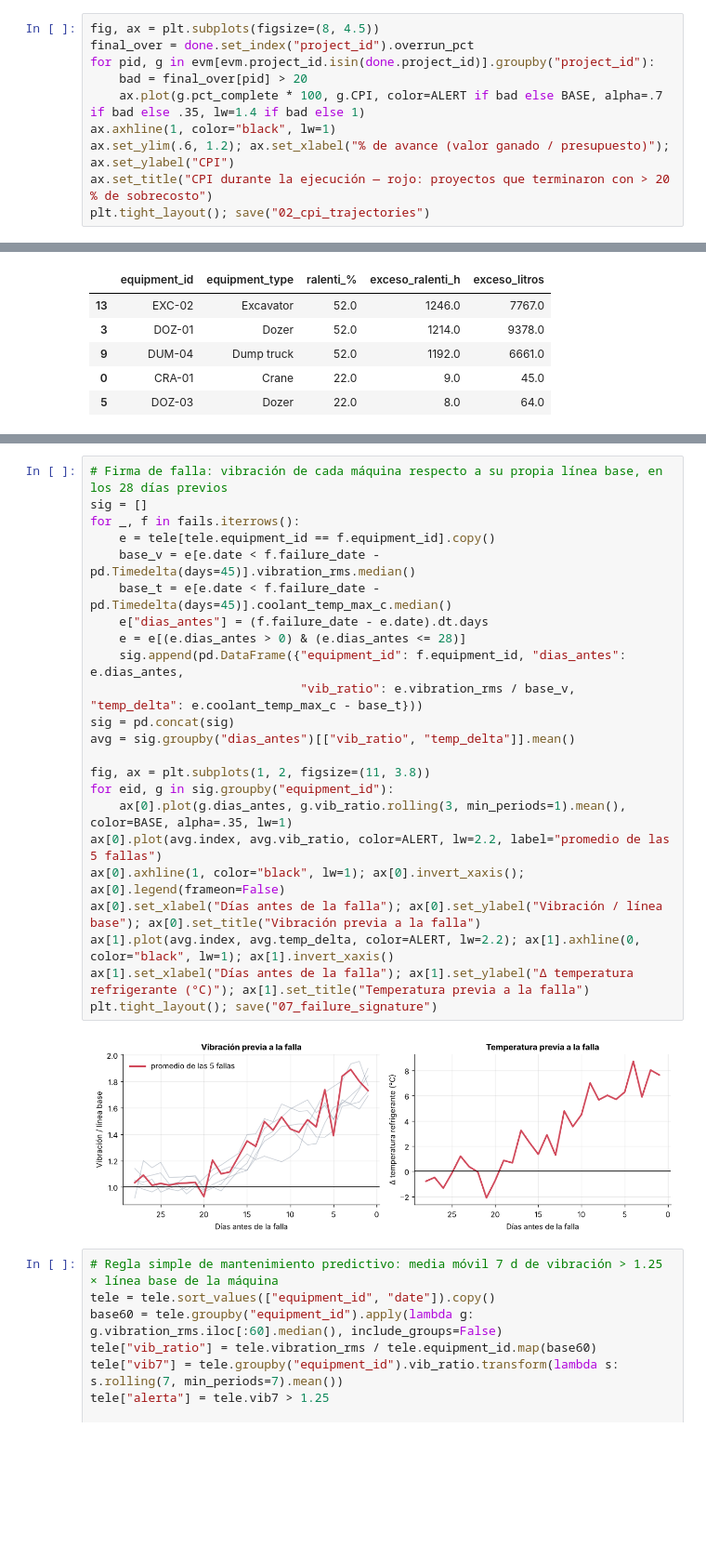
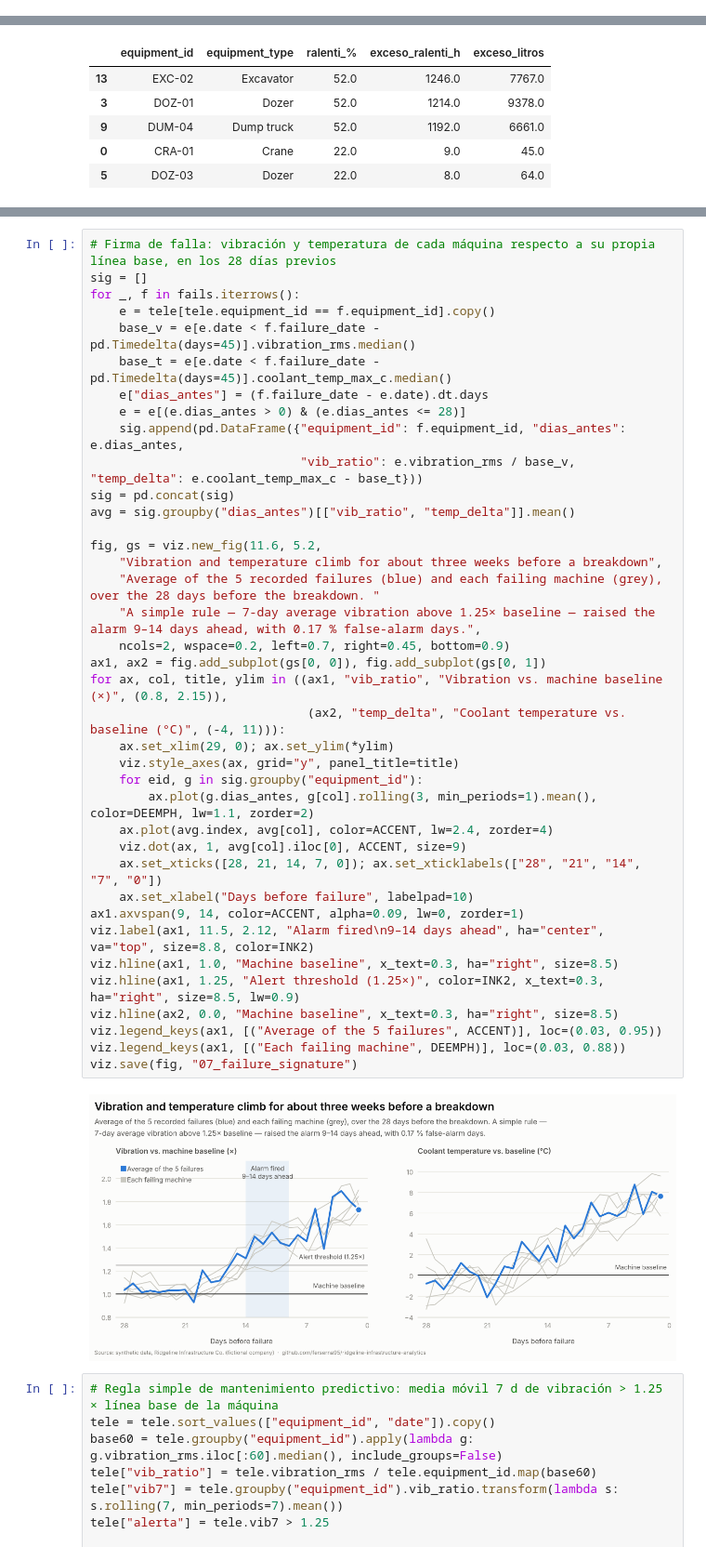
Before and after one commit to ferserna95/ridgeline-infrastructure-analytics, a Jupyter notebook: notebooks/01_eda_evm.ipynb, the cells around one changed output, grey strips where cells are left out. Shown at 93% size. Drawn from its saved outputs; the diff is of its cells as text; blank space fills up the shorter version.

Commit message:
Redesign charts with shared visual style and add active-projects board

```diff
--- a/notebooks/01_eda_evm.ipynb
+++ b/notebooks/01_eda_evm.ipynb
@@ -218,13 +237,3 @@ evm[["project_id", "week", "pct_complete", "CPI", "SPI", "EAC"]].tail(3).round(3
 | 1565 | P038 | 27 | 0.978 | 0.832 | 0.978 | 6818370.331 |
 | 1566 | P038 | 28 | 0.990 | 0.829 | 0.990 | 6842606.853 |
 | 1567 | P038 | 29 | 0.997 | 0.839 | 0.997 | 6758067.899 |
-# %%
-fig, ax = plt.subplots(figsize=(8, 4.5))
-final_over = done.set_index("project_id").overrun_pct
-for pid, g in evm[evm.project_id.isin(done.project_id)].groupby("project_id"):
-    bad = final_over[pid] > 20
-    ax.plot(g.pct_complete * 100, g.CPI, color=ALERT if bad else BASE, alpha=.7 if bad else .35, lw=1.4 if bad else 1)
-ax.axhline(1, color="black", lw=1)
-ax.set_ylim(.6, 1.2); ax.set_xlabel("% de avance (valor ganado / presupuesto)"); ax.set_ylabel("CPI")
-ax.set_title("CPI durante la ejecución — rojo: proyectos que terminaron con > 20 % de sobrecosto")
-plt.tight_layout(); save("02_cpi_trajectories")
@@ -455,28 +620,43 @@ Exceso de ralentí de las 3 máquinas problemáticas: 3,708 h  ≈ 24,122 L de c
 # %%
-# Firma de falla: vibración de cada máquina respecto a su propia línea base, en los 28 días previos
+# Firma de falla: vibración y temperatura de cada máquina respecto a su propia línea base, en los 28 días previos
 sig = []
 for _, f in fails.iterrows():
     e = tele[tele.equipment_id == f.equipment_id].copy()
     base_v = e[e.date < f.failure_date - pd.Timedelta(days=45)].vibration_rms.median()
     base_t = e[e.date < f.failure_date - pd.Timedelta(days=45)].coolant_temp_max_c.median()
     e["dias_antes"] = (f.failure_date - e.date).dt.days
     e = e[(e.dias_antes > 0) & (e.dias_antes <= 28)]
     sig.append(pd.DataFrame({"equipment_id": f.equipment_id, "dias_antes": e.dias_antes,
                              "vib_ratio": e.vibration_rms / base_v, "temp_delta": e.coolant_temp_max_c - base_t}))
 sig = pd.concat(sig)
 avg = sig.groupby("dias_antes")[["vib_ratio", "temp_delta"]].mean()
 
-fig, ax = plt.subplots(1, 2, figsize=(11, 3.8))
-for eid, g in sig.groupby("equipment_id"):
-    ax[0].plot(g.dias_antes, g.vib_ratio.rolling(3, min_periods=1).mean(), color=BASE, alpha=.35, lw=1)
-ax[0].plot(avg.index, avg.vib_ratio, color=ALERT, lw=2.2, label="promedio de las 5 fallas")
-ax[0].axhline(1, color="black", lw=1); ax[0].invert_xaxis(); ax[0].legend(frameon=False)
-ax[0].set_xlabel("Días antes de la falla"); ax[0].set_ylabel("Vibración / línea base"); ax[0].set_title("Vibración previa a la falla")
-ax[1].plot(avg.index, avg.temp_delta, color=ALERT, lw=2.2); ax[1].axhline(0, color="black", lw=1); ax[1].invert_xaxis()
-ax[1].set_xlabel("Días antes de la falla"); ax[1].set_ylabel("Δ temperatura refrigerante (°C)"); ax[1].set_title("Temperatura previa a la falla")
-plt.tight_layout(); save("07_failure_signature")
+fig, gs = viz.new_fig(11.6, 5.2,
+    "Vibration and temperature climb for about three weeks before a breakdown",
+    "Average of the 5 recorded failures (blue) and each failing machine (grey), over the 28 days before the breakdown. "
+    "A simple rule — 7-day average vibration above 1.25× baseline — raised the alarm 9–14 days ahead, with 0.17 % false-alarm days.",
+    ncols=2, wspace=0.2, left=0.7, right=0.45, bottom=0.9)
+ax1, ax2 = fig.add_subplot(gs[0, 0]), fig.add_subplot(gs[0, 1])
+for ax, col, title, ylim in ((ax1, "vib_ratio", "Vibration vs. machine baseline (×)", (0.8, 2.15)),
+                              (ax2, "temp_delta", "Coolant temperature vs. baseline (°C)", (-4, 11))):
+    ax.set_xlim(29, 0); ax.set_ylim(*ylim)
+    viz.style_axes(ax, grid="y", panel_title=title)
+    for eid, g in sig.groupby("equipment_id"):
+        ax.plot(g.dias_antes, g[col].rolling(3, min_periods=1).mean(), color=DEEMPH, lw=1.1, zorder=2)
+    ax.plot(avg.index, avg[col], color=ACCENT, lw=2.4, zorder=4)
+    viz.dot(ax, 1, avg[col].iloc[0], ACCENT, size=9)
+    ax.set_xticks([28, 21, 14, 7, 0]); ax.set_xticklabels(["28", "21", "14", "7", "0"])
+    ax.set_xlabel("Days before failure", labelpad=10)
+ax1.axvspan(9, 14, color=ACCENT, alpha=0.09, lw=0, zorder=1)
+viz.label(ax1, 11.5, 2.12, "Alarm fired\n9–14 days ahead", ha="center", va="top", size=8.8, color=INK2)
+viz.hline(ax1, 1.0, "Machine baseline", x_text=0.3, ha="right", size=8.5)
+viz.hline(ax1, 1.25, "Alert threshold (1.25×)", color=INK2, x_text=0.3, ha="right", size=8.5, lw=0.9)
+viz.hline(ax2, 0.0, "Machine baseline", x_text=0.3, ha="right", size=8.5)
+viz.legend_keys(ax1, [("Average of the 5 failures", ACCENT)], loc=(0.03, 0.95))
+viz.legend_keys(ax1, [("Each failing machine", DEEMPH)], loc=(0.03, 0.88))
+viz.save(fig, "07_failure_signature")
 # %% [output]
-[figure, old version]
+[figure, new version]
 # %%
 # Regla simple de mantenimiento predictivo: media móvil 7 d de vibración > 1.25 × línea base de la máquina
 tele = tele.sort_values(["equipment_id", "date"]).copy()
```
Also changed, not shown: parts of 17 cells of this notebook, 11 other files.
